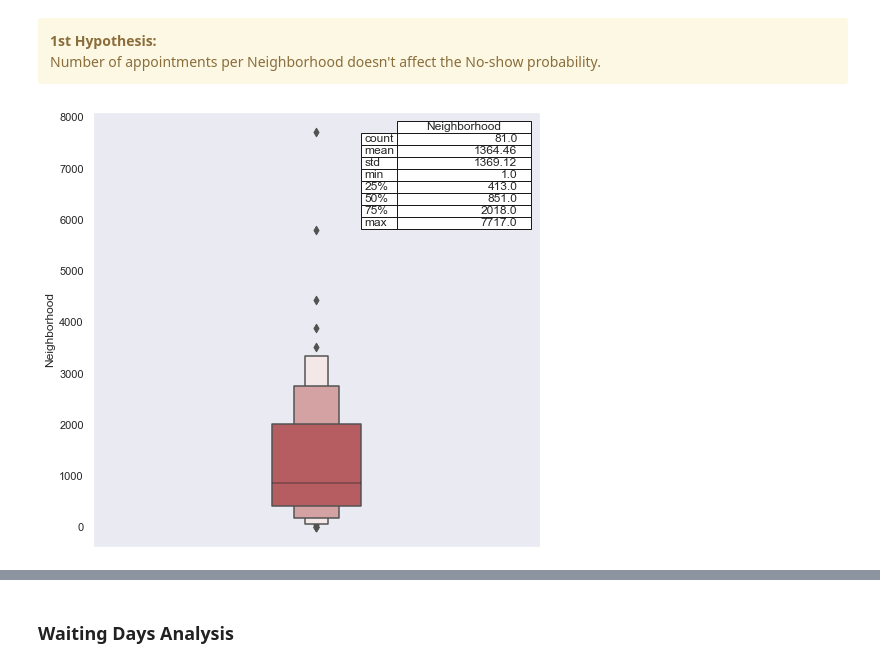
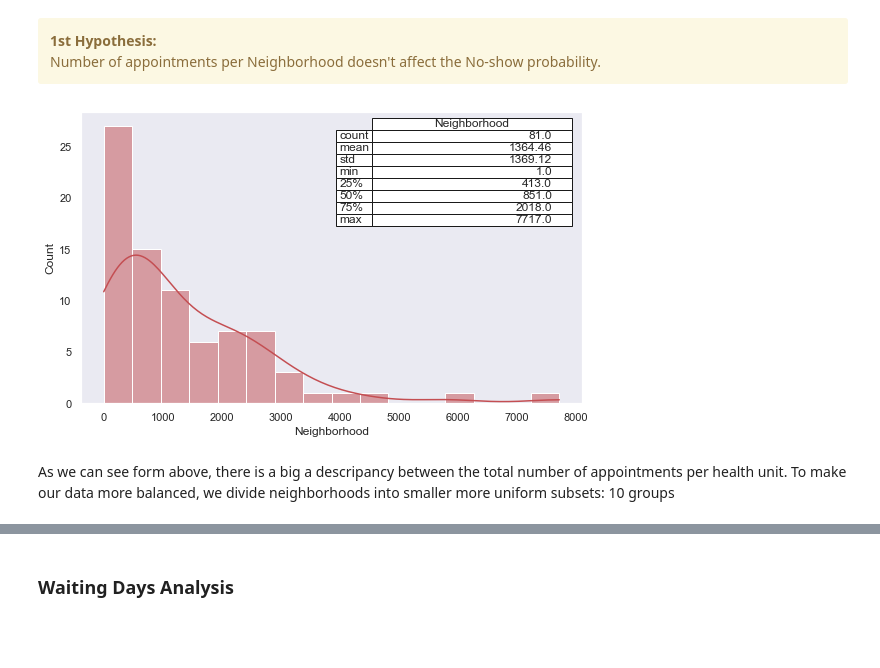
Before and after one commit to skacem/Business-Analytics, a Jupyter notebook: Misc/Medical_appointment_analysis.ipynb, the cells around one changed output, grey strips where cells are left out. Saved outputs shown, nothing was run; the diff lists cells and outputs as text; code cells hidden in the pictures; blank space fills up the shorter version.

```diff
--- a/Misc/Medical_appointment_analysis.ipynb
+++ b/Misc/Medical_appointment_analysis.ipynb
@@ -259,10 +303,13 @@ From this plot we see 2 extreme cases. One with 100% No-show rate and other with
 </div>
 # %%
 # 5 number summary of the number of appointments
-sns.set(style='dark', rc={"figure.figsize": (8, 8)})
-g=sns.boxenplot(y=df['Neighborhood'].value_counts(), color='r', width=.2);
+sns.set(style='dark', rc={"figure.figsize": (8, 5)})
+g=sns.histplot(x=df['Neighborhood'].value_counts(), color='r', bins=16, kde=True)# width=.2);
 pd.plotting.table(g, np.round(df['Neighborhood'].value_counts().describe(), 2),
-                  loc='upper right', colWidths=[.3, 1]);
+                  loc='upper right', colWidths=[.4, 1]);
 # %% [output]
-[figure, old version]
+[figure, new version]
+# %% [markdown]
+As we can see form above, there is a big a descripancy between the total number of appointments per health unit.
+To make our data more balanced, we divide neighborhoods into smaller more uniform subsets: 10 groups
 # %%
```
Also changed, not shown: parts of 33 cells of this notebook.
